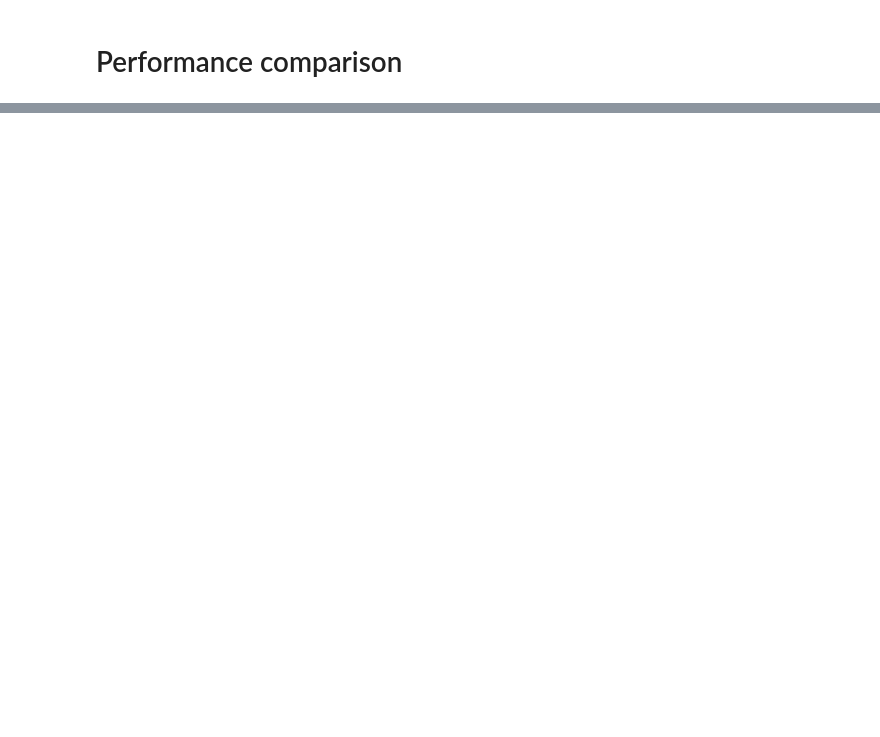
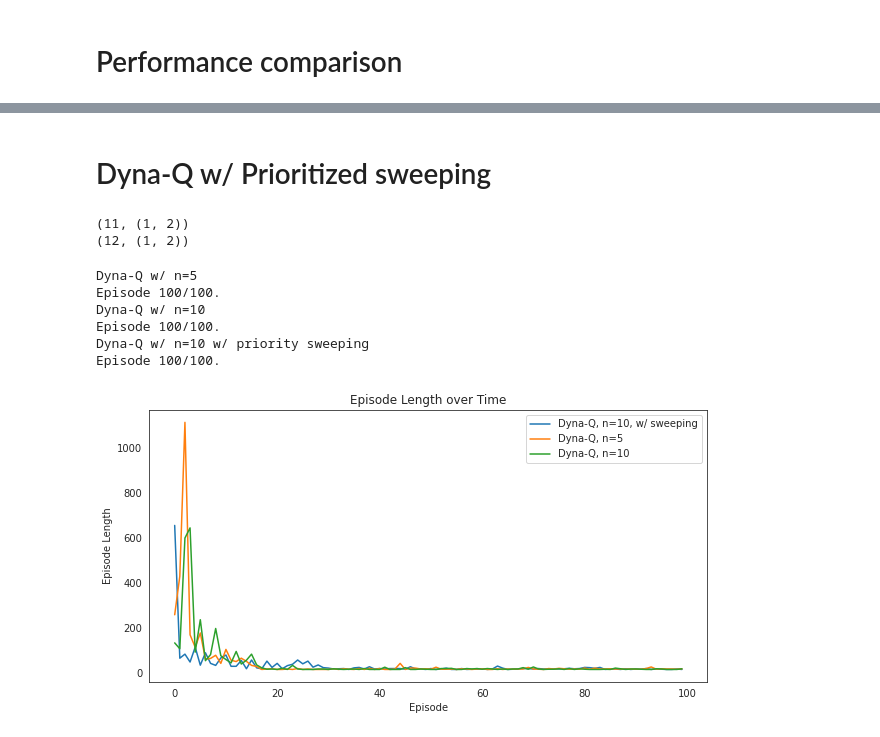
Before and after one commit to nhabbash/reinforcement-learning, a Jupyter notebook: PL/pl_algorithms.ipynb, the cells around one changed output, grey strips where cells are left out. Cells and saved outputs as stored; diff of their text form; code cells hidden in the pictures; blank space fills up the shorter version.

```diff
--- a/PL/pl_algorithms.ipynb
+++ b/PL/pl_algorithms.ipynb
@@ -206,0 +296,11 @@ plt.show()
+# %% [markdown]
+# Dyna-Q w/ Prioritized sweeping
+# %%
+q = PriorityQueue()
+q.put((12, (1, 2)))
+q.put((11, (1, 2)))
+print(q.get())
+print(q.get())
+# %% [output]
+(11, (1, 2))
+(12, (1, 2))
@@ -206,0 +419,27 @@ plt.show()
+# %%
+print("\nDyna-Q w/ n=5")
+Q2, stats_dq = dyna_q(env, n_episodes, 5)
+print("\nDyna-Q w/ n=10")
+Q3, stats_dq2 = dyna_q(env, n_episodes, 10)
+print("\nDyna-Q w/ n=10 w/ priority sweeping")
+Q4, stats_dqs = dyna_q_sweeping(env, n_episodes, 10)
+# %% [output]
+Dyna-Q w/ n=5
+Episode 100/100.
+Dyna-Q w/ n=10
+Episode 100/100.
+Dyna-Q w/ n=10 w/ priority sweeping
+Episode 100/100.
+# %%
+fig1 = plt.figure(figsize=(10,5))
+plt.plot(stats_dqs.episode_lengths, label="Dyna-Q, n=10, w/ sweeping")
+plt.plot(stats_dq.episode_lengths, label="Dyna-Q, n=5")
+plt.plot(stats_dq2.episode_lengths, label="Dyna-Q, n=10")
+
+plt.xlabel("Episode")
+plt.ylabel("Episode Length")
+plt.title("Episode Length over Time")
+plt.legend(loc="upper right")
+plt.show()
+# %% [output]
+[figure, added]
```
Also changed, not shown: parts of 8 cells of this notebook, 1 other file.
